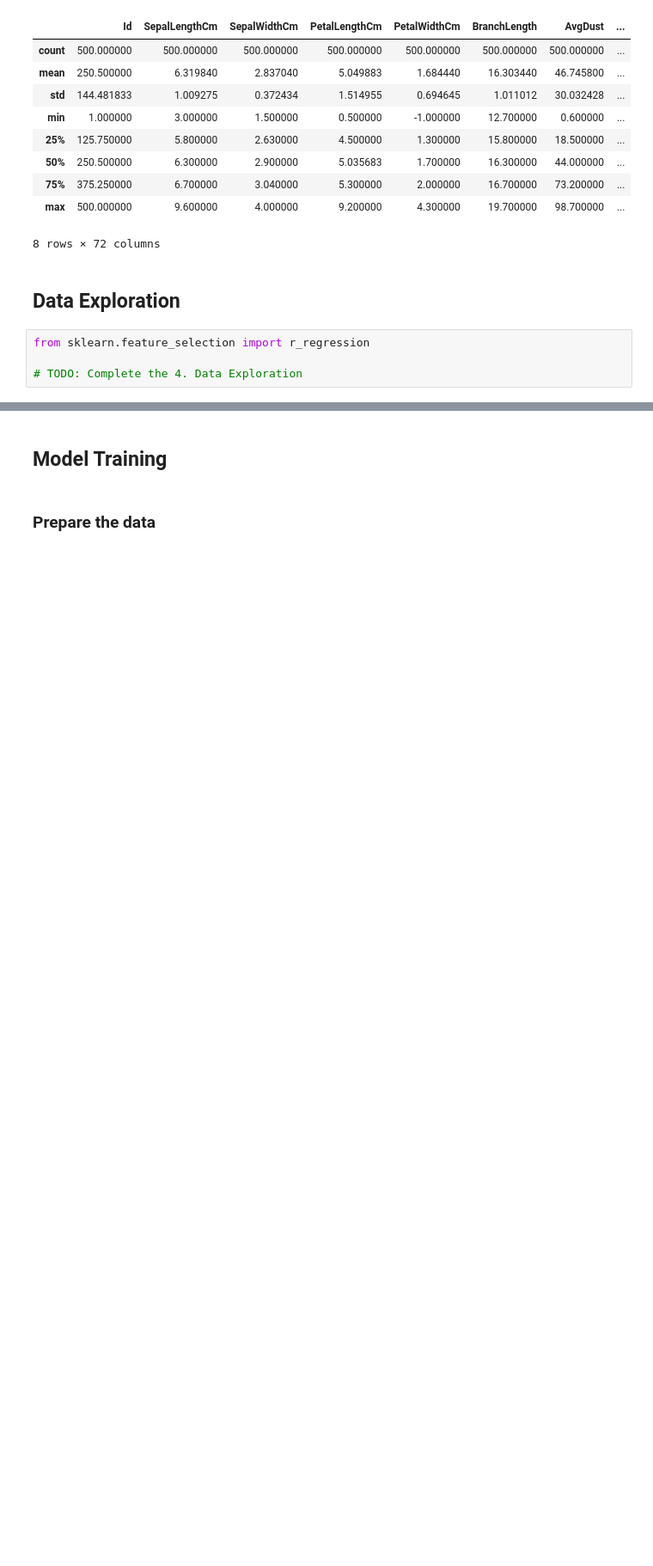
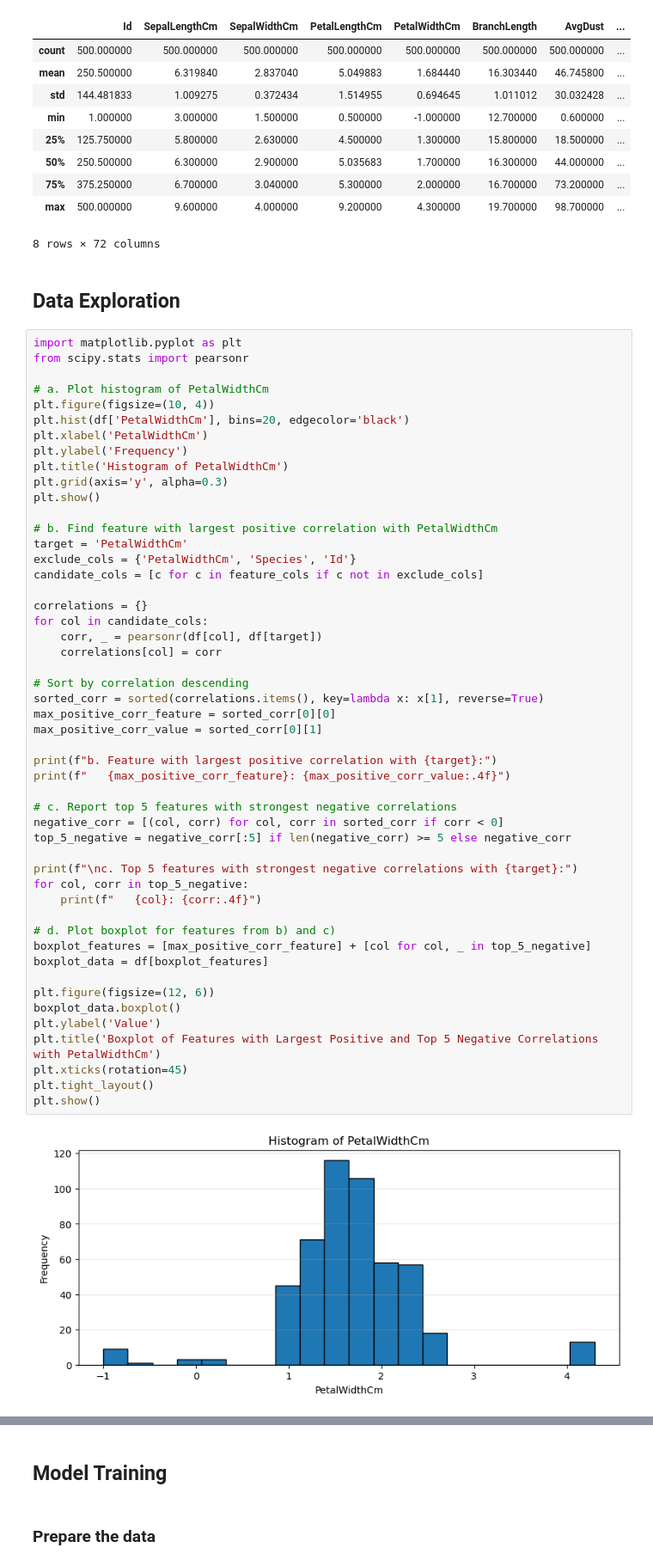
Before and after one commit to minhman293/DM2026-Assignment-1-2, a Jupyter notebook: Real_World_Classification.ipynb, the cells around one changed output, grey strips where cells are left out. Shown at 86% size. Drawn from its saved outputs; the diff is of its cells as text; blank space fills up the shorter version.

Commit message:
add data exploration

```diff
--- a/Real_World_Classification.ipynb
+++ b/Real_World_Classification.ipynb
@@ -123,6 +123,54 @@ df.describe()
 # %% [markdown]
 ## Data Exploration
 # %%
-from sklearn.feature_selection import r_regression
+import matplotlib.pyplot as plt
+from scipy.stats import pearsonr
 
-# TODO: Complete the 4. Data Exploration
+# a. Plot histogram of PetalWidthCm
+plt.figure(figsize=(10, 4))
+plt.hist(df['PetalWidthCm'], bins=20, edgecolor='black')
+plt.xlabel('PetalWidthCm')
+plt.ylabel('Frequency')
+plt.title('Histogram of PetalWidthCm')
+plt.grid(axis='y', alpha=0.3)
+plt.show()
+
+# b. Find feature with largest positive correlation with PetalWidthCm
+target = 'PetalWidthCm'
+exclude_cols = {'PetalWidthCm', 'Species', 'Id'}
+candidate_cols = [c for c in feature_cols if c not in exclude_cols]
+
+correlations = {}
+for col in candidate_cols:
+    corr, _ = pearsonr(df[col], df[target])
+    correlations[col] = corr
+
+# Sort by correlation descending
+sorted_corr = sorted(correlations.items(), key=lambda x: x[1], reverse=True)
+max_positive_corr_feature = sorted_corr[0][0]
+max_positive_corr_value = sorted_corr[0][1]
+
+print(f"b. Feature with largest positive correlation with {target}:")
+print(f"   {max_positive_corr_feature}: {max_positive_corr_value:.4f}")
+
+# c. Report top 5 features with strongest negative correlations
+negative_corr = [(col, corr) for col, corr in sorted_corr if corr < 0]
+top_5_negative = negative_corr[:5] if len(negative_corr) >= 5 else negative_corr
+
+print(f"\nc. Top 5 features with strongest negative correlations with {target}:")
+for col, corr in top_5_negative:
+    print(f"   {col}: {corr:.4f}")
+
+# d. Plot boxplot for features from b) and c)
+boxplot_features = [max_positive_corr_feature] + [col for col, _ in top_5_negative]
+boxplot_data = df[boxplot_features]
+
+plt.figure(figsize=(12, 6))
+boxplot_data.boxplot()
+plt.ylabel('Value')
+plt.title('Boxplot of Features with Largest Positive and Top 5 Negative Correlations with PetalWidthCm')
+plt.xticks(rotation=45)
+plt.tight_layout()
+plt.show()
+# %% [output]
+[figure, added]
```
Also changed, not shown: parts of 1 cell of this notebook.
